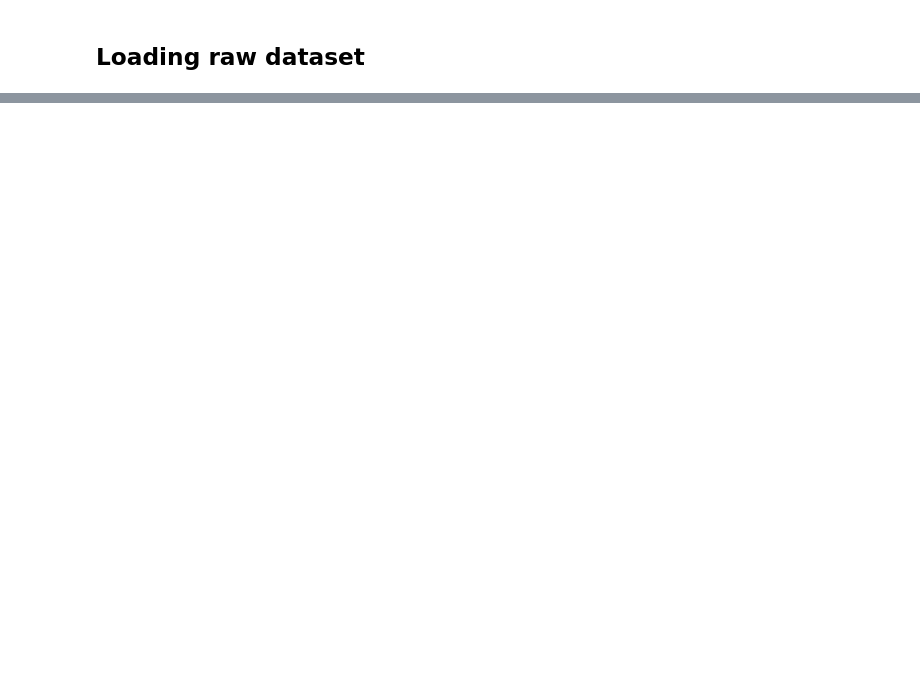
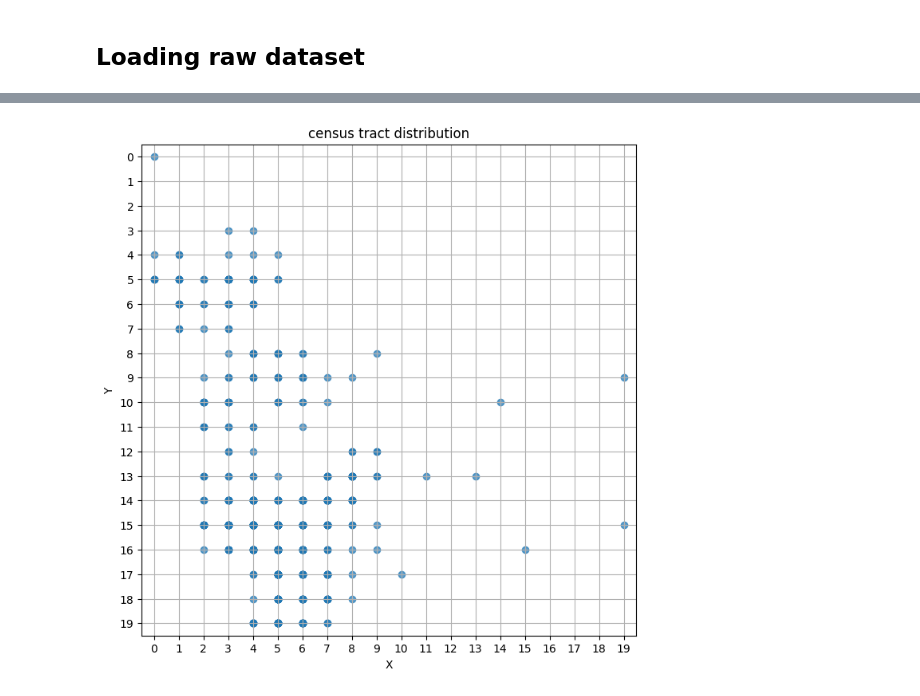
Before and after one commit to colini01/COGS188_Project, a Jupyter notebook: notebooks/data_expl.ipynb, the cells around one changed output, grey strips where cells are left out. Drawn from its saved outputs; the diff is of its cells as text; code cells hidden in the pictures; blank space fills up the shorter version.

```diff
--- a/notebooks/data_expl.ipynb
+++ b/notebooks/data_expl.ipynb
@@ -339,0 +222,19 @@ Number of unique tracts:  420
+# %%
+#get geoids to get lat/lon
+def tract_to_geoid(value):
+
+    if pd.isna(value):
+        return pd.NA
+
+    integer_part, decimal_part = f"{float(value):.2f}".split(".")
+
+    tract_code = integer_part.zfill(4) + decimal_part
+
+    return "06073" + tract_code
+
+
+crime_sampled["GEOID"] = (
+    crime_sampled["Census Tract"].apply(tract_to_geoid)
+)
+
+display(crime_sampled.head())
@@ -339,0 +326,24 @@ Number of unique tracts:  420
+# %%
+#checking distribution
+plt.figure(figsize=(8, 8))
+
+plt.scatter(
+    tract_coordinates["grid_x"],
+    tract_coordinates["grid_y"],
+    alpha=0.7
+)
+
+plt.xlim(-0.5, GRID_SIZE - 0.5)
+plt.ylim(GRID_SIZE - 0.5, -0.5)
+
+plt.xticks(range(GRID_SIZE))
+plt.yticks(range(GRID_SIZE))
+
+plt.grid(True)
+plt.xlabel("X")
+plt.ylabel("Y")
+plt.title("census tract distribution")
+
+plt.show()
+# %% [output]
+[figure, added]
```
Also changed, not shown: parts of 54 cells of this notebook, 2 other files.
